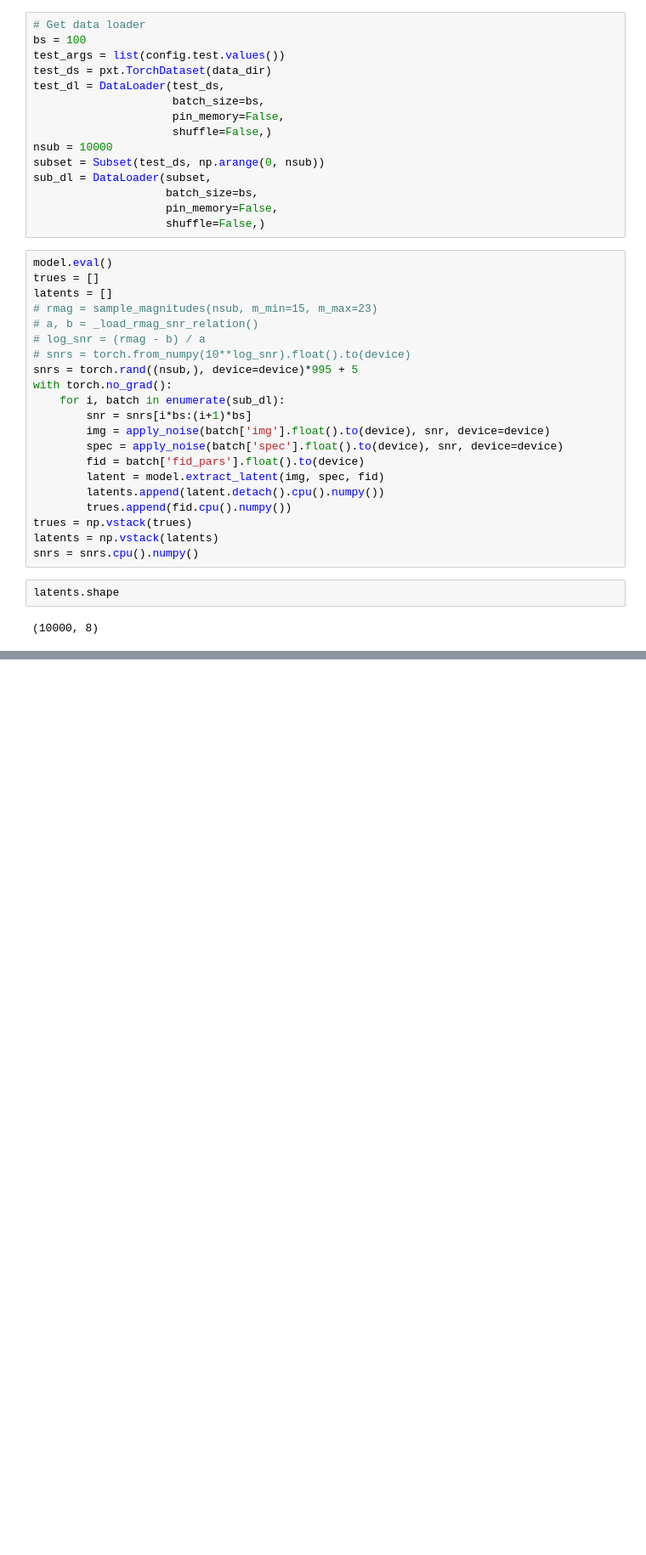
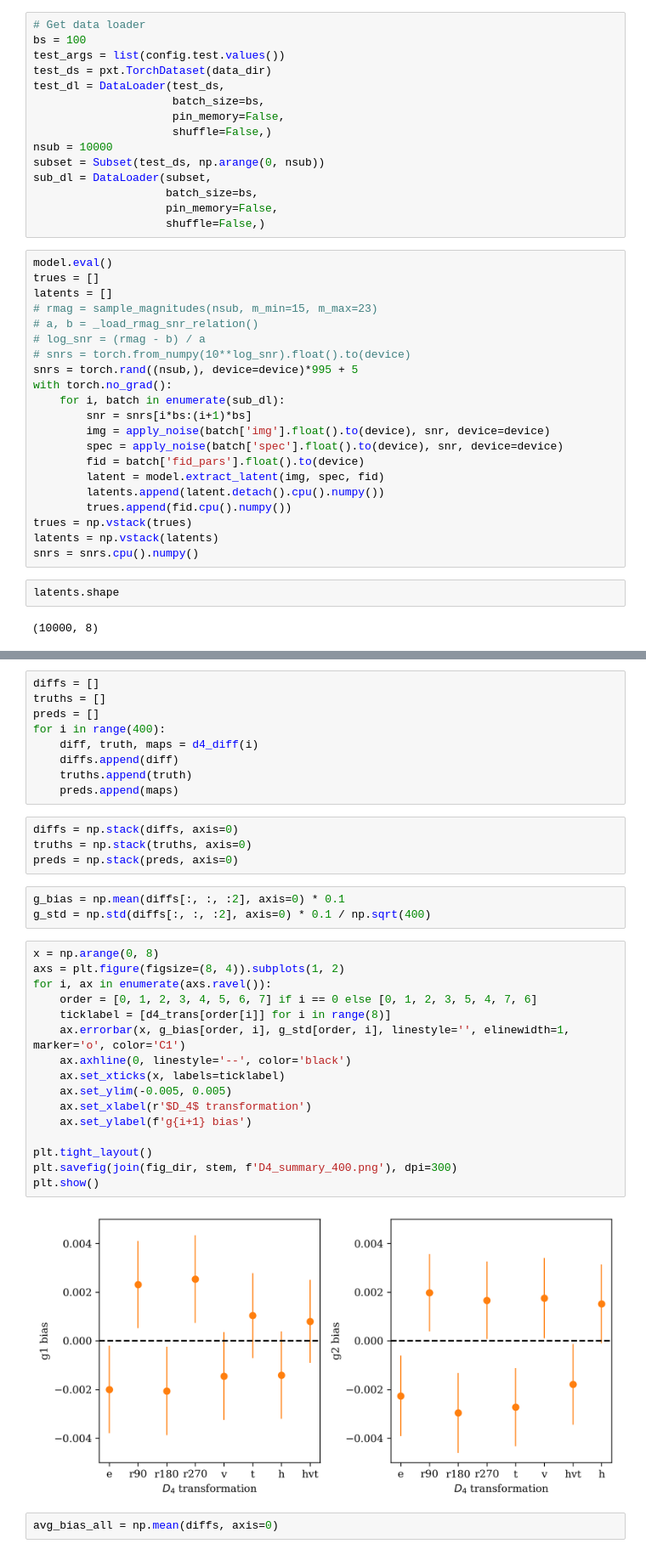
Before and after one commit to KinematicLensing/kl-nn, a Jupyter notebook: arch/diagnostics/latent_analysis.ipynb, the cells around one changed output, grey strips where cells are left out. Shown at 85% size. Cells and saved outputs as stored; diff of their text form; blank space fills up the shorter version.

```diff
--- a/arch/diagnostics/latent_analysis.ipynb
+++ b/arch/diagnostics/latent_analysis.ipynb
@@ -112,0 +301,36 @@ Removed no burn in
+# %%
+diffs = []
+truths = []
+preds = []
+for i in range(400):
+    diff, truth, maps = d4_diff(i)
+    diffs.append(diff)
+    truths.append(truth)
+    preds.append(maps)
+# %%
+diffs = np.stack(diffs, axis=0)
+truths = np.stack(truths, axis=0)
+preds = np.stack(preds, axis=0)
+# %%
+g_bias = np.mean(diffs[:, :, :2], axis=0) * 0.1
+g_std = np.std(diffs[:, :, :2], axis=0) * 0.1 / np.sqrt(400)
+# %%
+x = np.arange(0, 8)
+axs = plt.figure(figsize=(8, 4)).subplots(1, 2)
+for i, ax in enumerate(axs.ravel()):
+    order = [0, 1, 2, 3, 4, 5, 6, 7] if i == 0 else [0, 1, 2, 3, 5, 4, 7, 6]
+    ticklabel = [d4_trans[order[i]] for i in range(8)]
+    ax.errorbar(x, g_bias[order, i], g_std[order, i], linestyle='', elinewidth=1, marker='o', color='C1')
+    ax.axhline(0, linestyle='--', color='black')
+    ax.set_xticks(x, labels=ticklabel)
+    ax.set_ylim(-0.005, 0.005)
+    ax.set_xlabel(r'$D_4$ transformation')
+    ax.set_ylabel(f'g{i+1} bias')
+
+plt.tight_layout()
+plt.savefig(join(fig_dir, stem, f'D4_summary_400.png'), dpi=300)
+plt.show()
+# %% [output]
+[figure, added]
+# %%
+avg_bias_all = np.mean(diffs, axis=0)
```
Also changed, not shown: parts of 23 cells of this notebook, 5 other files.
